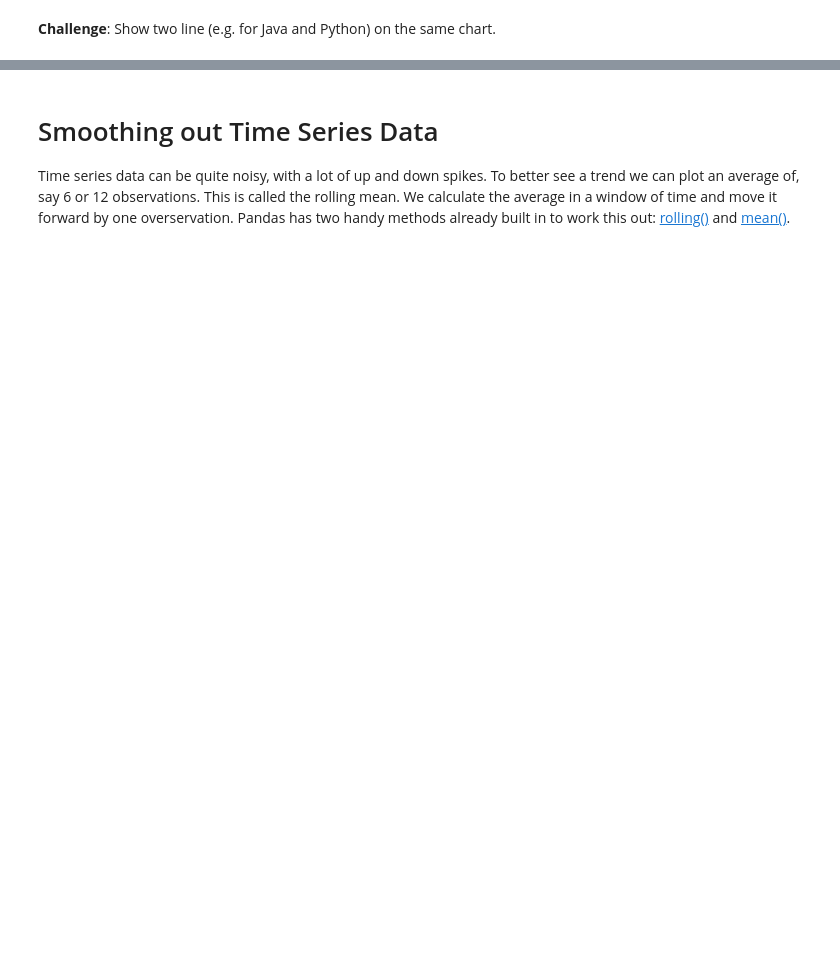
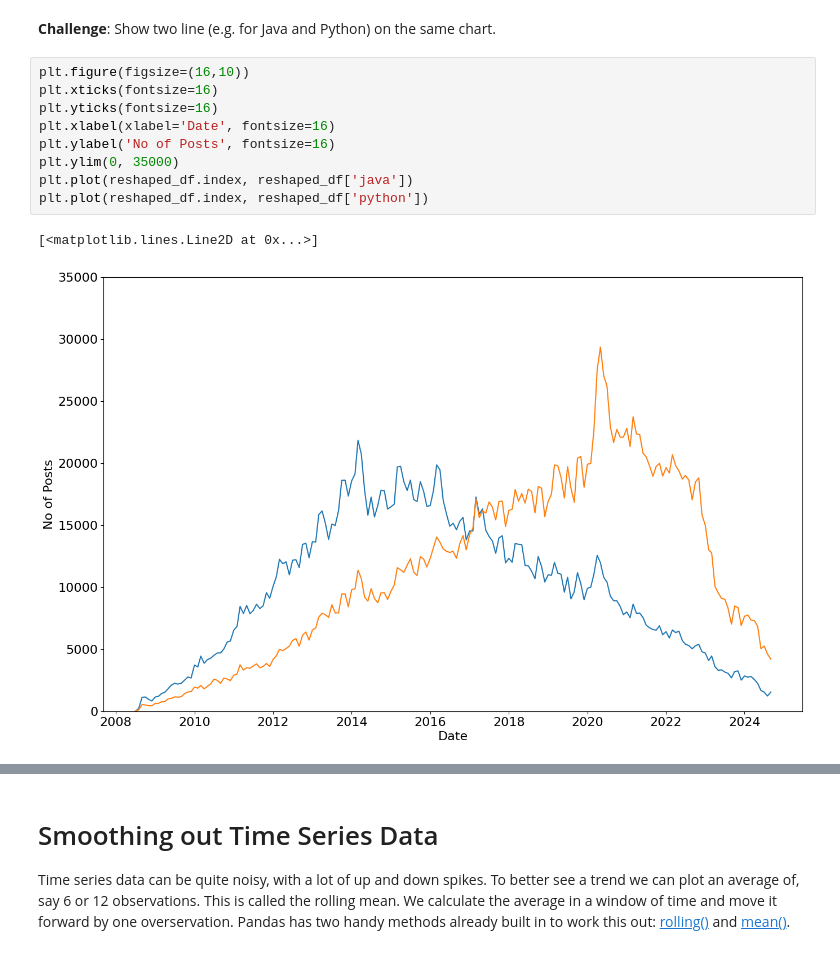
Before and after one commit to shivadey108P/python_projects, a Jupyter notebook: day-73_matplotlib_famous_prog_lang/Programming_Languages_(start).ipynb, the cells around one changed output, grey strips where cells are left out. Drawn from its saved outputs; the diff is of its cells as text; blank space fills up the shorter version.

```diff
--- a/day-73_matplotlib_famous_prog_lang/Programming_Languages_(start).ipynb
+++ b/day-73_matplotlib_famous_prog_lang/Programming_Languages_(start).ipynb
@@ -85,2 +248,14 @@ Let's fix the date format to make it more readable. We need to use Pandas to cha
 # %% [markdown]
 **Challenge**: Show two line (e.g. for Java and Python) on the same chart.
+# %%
+plt.figure(figsize=(16,10))
+plt.xticks(fontsize=16)
+plt.yticks(fontsize=16)
+plt.xlabel(xlabel='Date', fontsize=16)
+plt.ylabel('No of Posts', fontsize=16)
+plt.ylim(0, 35000)
+plt.plot(reshaped_df.index, reshaped_df['java'])
+plt.plot(reshaped_df.index, reshaped_df['python'])
+# %% [output]
+[<matplotlib.lines.Line2D at 0x...>]
+[figure, added]
```
Also changed, not shown: parts of 21 cells of this notebook, 10 other files.
